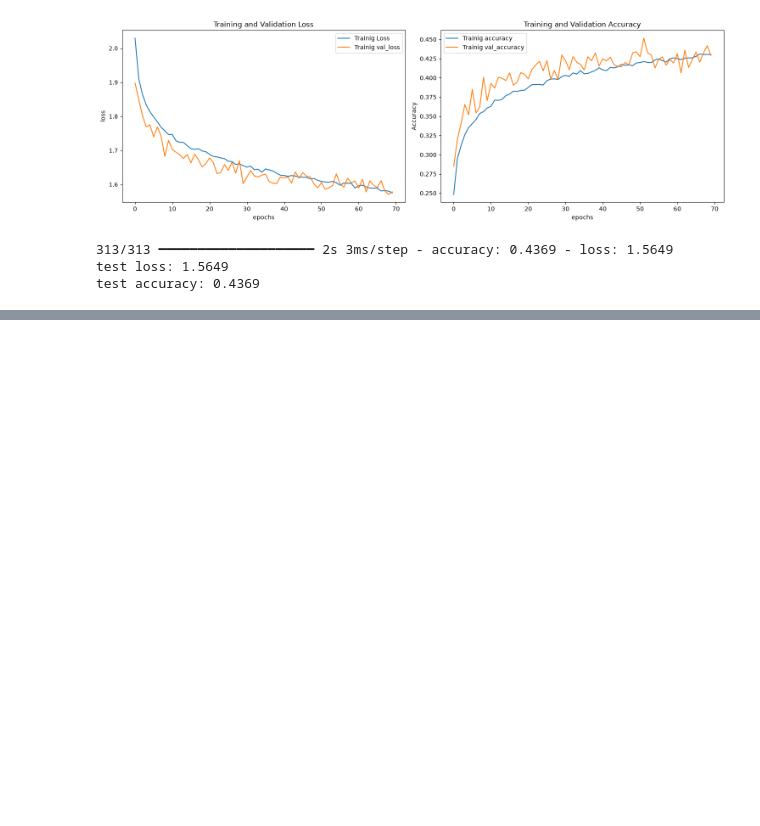
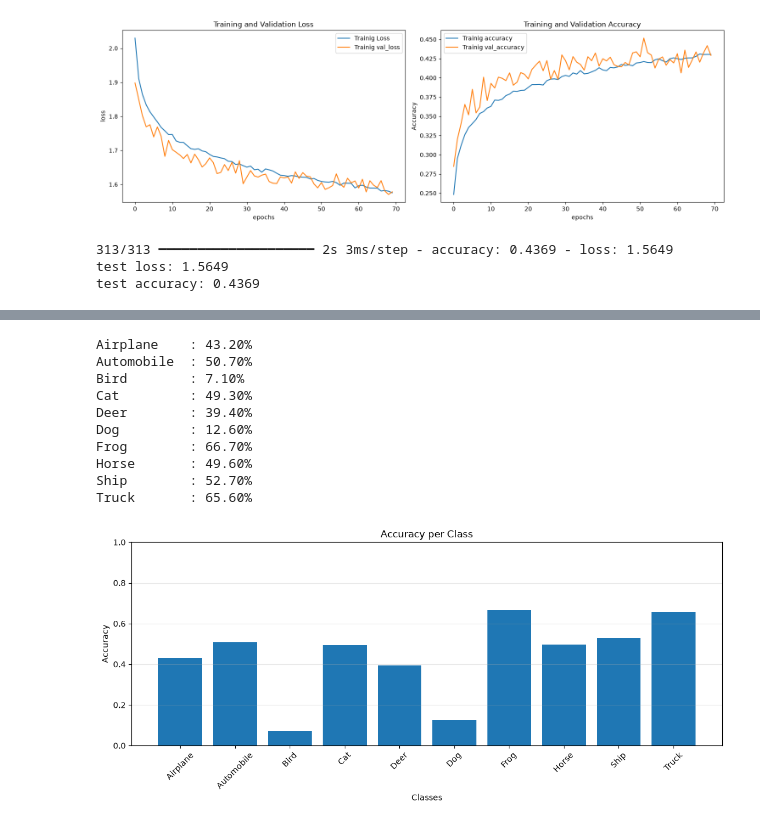
Before and after one commit to isapour0/CIFAR10-mlp-cnn, a Jupyter notebook: notebooks/CIFAR10-mlp.ipynb, the cells around one changed output, grey strips where cells are left out. Saved outputs shown, nothing was run; the diff lists cells and outputs as text; code cells hidden in the pictures; blank space fills up the shorter version.

```diff
--- a/notebooks/CIFAR10-mlp.ipynb
+++ b/notebooks/CIFAR10-mlp.ipynb
@@ -537,0 +646,32 @@ test accuracy: 0.4369
+# %%
+class_accuracy = cm.diagonal() / cm.sum(axis=1)
+
+for name, acc in zip(classes_name, class_accuracy):
+    print(f"{name:12s}: {acc:.2%}")
+
+plt.figure(figsize=(11, 5))
+
+plt.bar(classes_name, class_accuracy)
+
+plt.title("Accuracy per Class")
+plt.xlabel("Classes")
+plt.ylabel("Accuracy")
+
+plt.xticks(rotation=45)
+plt.ylim(0, 1)
+
+plt.grid(axis='y', alpha=0.3)
+plt.tight_layout()
+plt.show()
+# %% [output]
+Airplane    : 43.20%
+Automobile  : 50.70%
+Bird        : 7.10%
+Cat         : 49.30%
+Deer        : 39.40%
+Dog         : 12.60%
+Frog        : 66.70%
+Horse       : 49.60%
+Ship        : 52.70%
+Truck       : 65.60%
+[figure, added]
```
Also changed, not shown: parts of 6 cells of this notebook.
